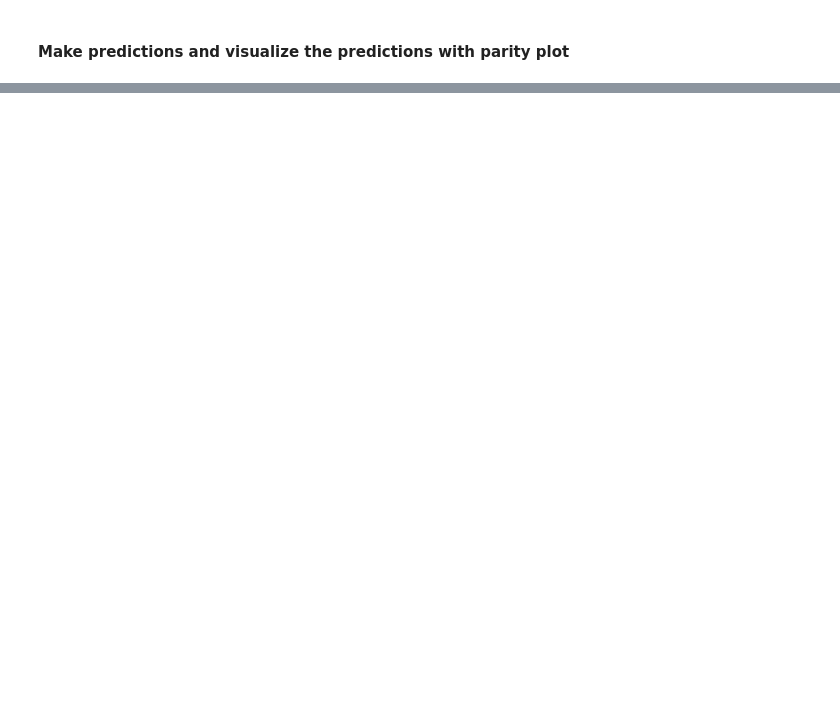
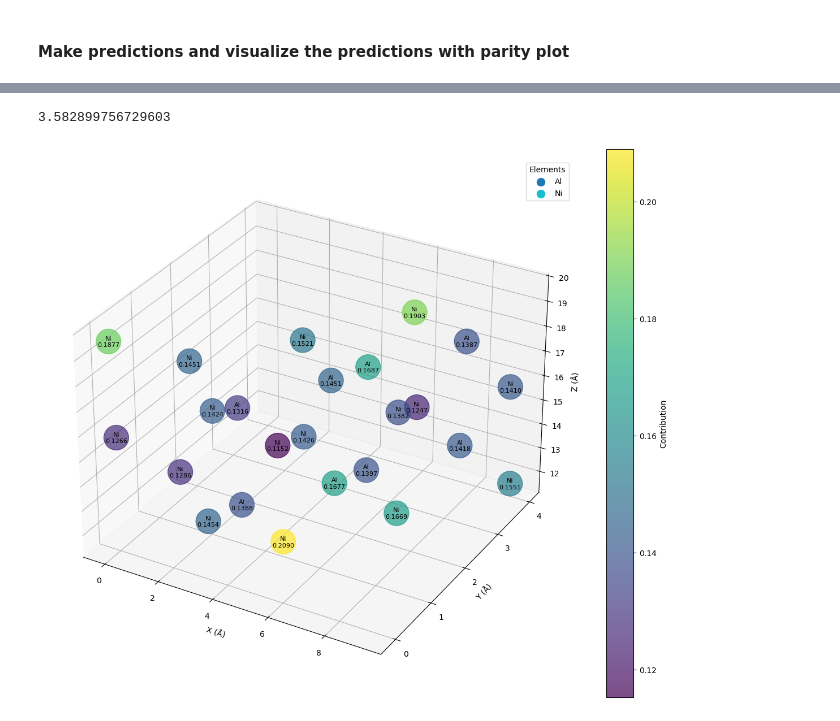
Before and after one commit to hn-yu/Cleavage_Energy_Manuscript, a Jupyter notebook: train_CGCNN_model/random_assignment_method.ipynb, the cells around one changed output, grey strips where cells are left out. Drawn from its saved outputs; the diff is of its cells as text; code cells hidden in the pictures; blank space fills up the shorter version.

```diff
--- a/train_CGCNN_model/random_assignment_method.ipynb
+++ b/train_CGCNN_model/random_assignment_method.ipynb
@@ -228,0 +260,9 @@ plt.show()
+# %%
+result = np.exp(net.predict(SDT_test).reshape(-1))
+# print(result)
+for i in range(len(SDT_test[0])):
+    print(SDT_test[0][i].shape, Cu_slabs[0][i].shape)
+    print(SDT_test[0][i],"\n", Cu_slabs[0][i])
+
+net.load_params("./valid_best_params.pt")
+np.exp(net.predict(Cu_slabs).reshape(-1))
@@ -240,3 +299,9 @@ for idx in visual_idx:
     atoms = mongo.make_atoms_from_doc(docs[doc_idx])
     atoms.set_initial_charges(np.exp(contributions))
     atoms.write('./Traj/docs_%d.traj'%(doc_idx))
+# %%
+from ase.io.trajectory import Trajectory
+from ase.visualize import view
+
+traj = Trajectory('./Traj/docs_479.traj')
+view(traj[-1], viewer='x3d')
@@ -242,0 +310,50 @@ for idx in visual_idx:
+# %%
+np.sum(traj[-1].get_initial_charges())
+# %% [output]
+3.582899756729603
+# %%
+import matplotlib.pyplot as plt
+from mpl_toolkits.mplot3d import Axes3D
+import numpy as np
+
+def plot_atomic_contributions(atoms, contributions):
+    fig = plt.figure(figsize=(12, 10))
+    ax = fig.add_subplot(111, projection='3d')
+
+    # 获取原子位置和元素符号
+    positions = atoms.get_positions()
+    symbols = atoms.get_chemical_symbols()
+
+    # 为不同元素设置不同的颜色
+    unique_symbols = list(set(symbols))
+    colors = plt.colormaps['tab10'](np.linspace(0, 1, len(unique_symbols)))
+    color_dict = dict(zip(unique_symbols, colors))
+
+    # 绘制原子
+    scatter = ax.scatter(positions[:, 0], positions[:, 1], positions[:, 2],
+                         c=contributions, cmap='viridis', s=1000, alpha=0.7)
+
+    # 添加元素符号和贡献值标签
+    for sym, pos, contrib in zip(symbols, positions, contributions):
+        ax.text(pos[0], pos[1], pos[2], f'{sym}\n{contrib:.4f}', ha='center', va='center', fontsize=8)
+
+    # 设置坐标轴
+    ax.set_xlabel('X (Å)')
+    ax.set_ylabel('Y (Å)')
+    ax.set_zlabel('Z (Å)')
+
+    # 添加图例
+    for sym, color in color_dict.items():
+        ax.scatter([], [], [], c=[color], label=sym, s=100)
+    ax.legend(title='Elements', loc='best')
+
+    # 添加颜色条
+    fig.colorbar(scatter, ax=ax, label='Contribution')
+
+    plt.tight_layout()
+    plt.show()
+
+# 调用绘图函数
+plot_atomic_contributions(traj[-1], traj[-1].get_initial_charges())
+# %% [output]
+[figure, added]
```
Also changed, not shown: parts of 13 cells of this notebook, 2 other files.
